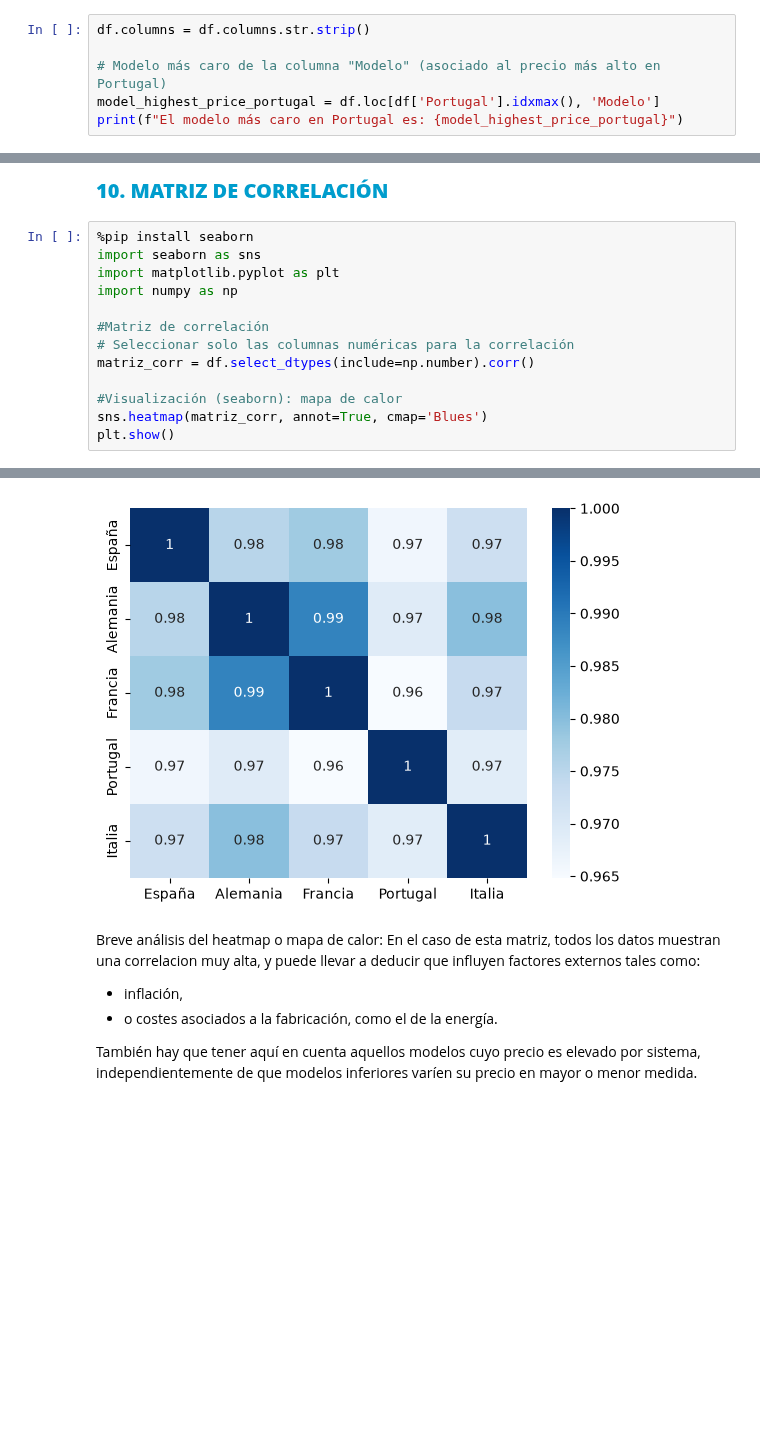
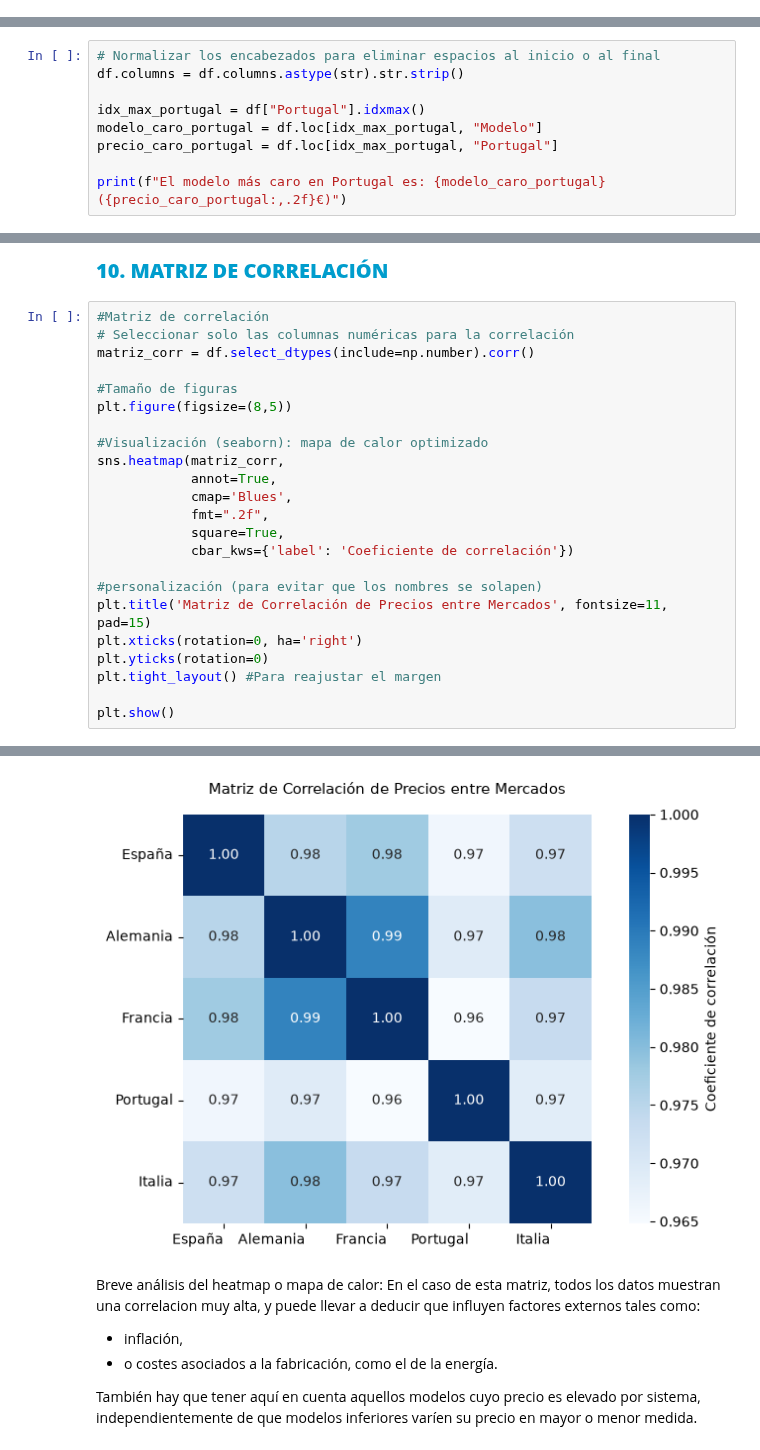
Before and after one commit to adrianamorchons/analisis_precios_bmw_2026, a Jupyter notebook: ANALISIS_BMW_PRECIOS_2026.ipynb, the cells around one changed output, grey strips where cells are left out. Cells and saved outputs as stored; diff of their text form; blank space fills up the shorter version.

```diff
--- a/ANALISIS_BMW_PRECIOS_2026.ipynb
+++ b/ANALISIS_BMW_PRECIOS_2026.ipynb
@@ -192,8 +205,2 @@ El precio más bajo de la columna 'Francia' es: 36200
 # %% [markdown]
 **7.3. Modelo más caro de la columna 'Portugal'**
-# %%
-df.columns = df.columns.str.strip()
-
-# Modelo más caro de la columna "Modelo" (asociado al precio más alto en Portugal)
-model_highest_price_portugal = df.loc[df['Portugal'].idxmax(), 'Modelo']
-print(f"El modelo más caro en Portugal es: {model_highest_price_portugal}")
@@ -201,0 +207,9 @@ El modelo más caro en Portugal es: X6 M
+# %%
+# Normalizar los encabezados para eliminar espacios al inicio o al final
+df.columns = df.columns.astype(str).str.strip()
+
+idx_max_portugal = df["Portugal"].idxmax()
+modelo_caro_portugal = df.loc[idx_max_portugal, "Modelo"]
+precio_caro_portugal = df.loc[idx_max_portugal, "Portugal"]
+
+print(f"El modelo más caro en Portugal es: {modelo_caro_portugal} ({precio_caro_portugal:,.2f}€)")
@@ -315,16 +330,26 @@ print(filtrar_df)
 
 <span style="font-size: 15pt; font-weight: bold; color: #009dcd;">**10. MATRIZ DE CORRELACIÓN**</span>
 # %%
-%pip install seaborn
-import seaborn as sns
-import matplotlib.pyplot as plt
-import numpy as np
-
 #Matriz de correlación
 # Seleccionar solo las columnas numéricas para la correlación
 matriz_corr = df.select_dtypes(include=np.number).corr()
 
-#Visualización (seaborn): mapa de calor
-sns.heatmap(matriz_corr, annot=True, cmap='Blues')
+#Tamaño de figuras
+plt.figure(figsize=(8,5))
+
+#Visualización (seaborn): mapa de calor optimizado
+sns.heatmap(matriz_corr,
+            annot=True,
+            cmap='Blues',
+            fmt=".2f",
+            square=True,
+            cbar_kws={'label': 'Coeficiente de correlación'})
+
+#personalización (para evitar que los nombres se solapen)
+plt.title('Matriz de Correlación de Precios entre Mercados', fontsize=11, pad=15)
+plt.xticks(rotation=0, ha='right')
+plt.yticks(rotation=0)
+plt.tight_layout() #Para reajustar el margen
+
 plt.show()
 # %% [output]
@@ -348,4 +356,4 @@ Note: you may need to restart the kernel to use updated packages.
-[figure, old version]
+[figure, new version]
 # %% [markdown]
 Breve análisis del heatmap o mapa de calor:
 En el caso de esta matriz, todos los datos muestran una correlacion muy alta, y puede llevar a deducir que influyen factores externos tales como:
```
Also changed, not shown: parts of 66 cells of this notebook.
